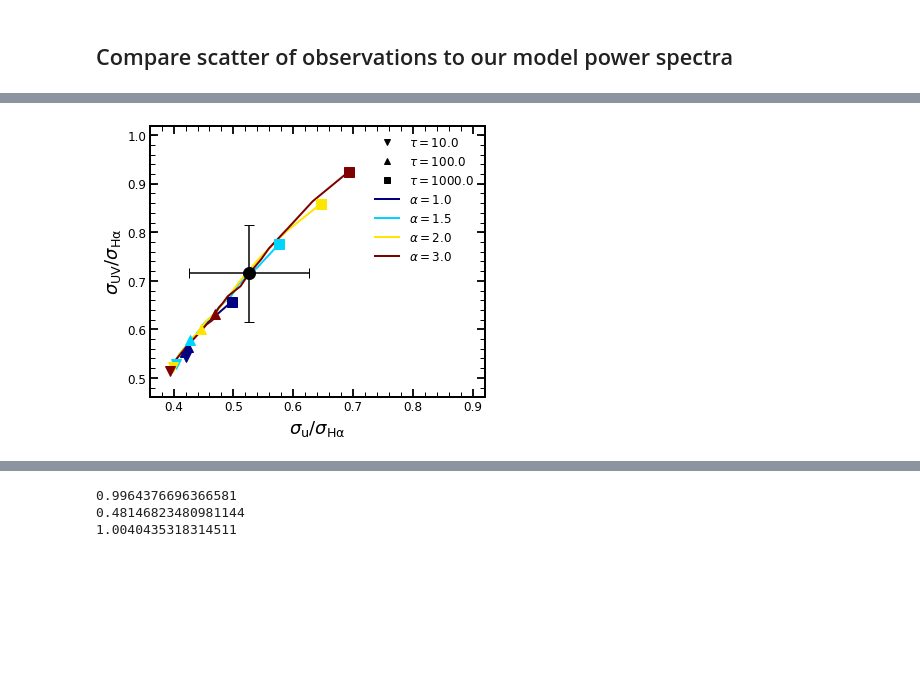
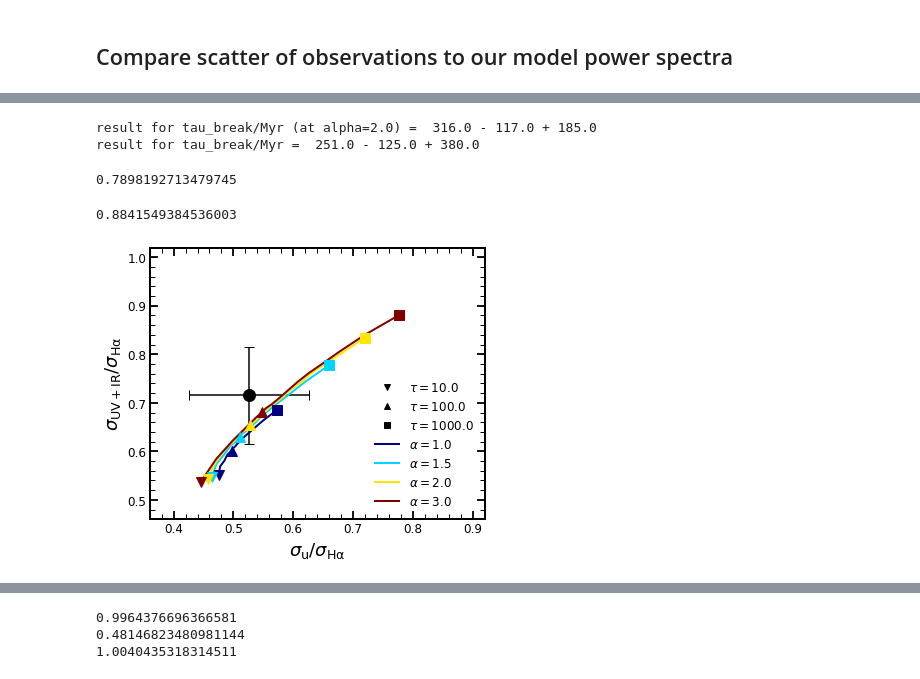
Before and after one commit to stacchella/variability_SFHs, a Jupyter notebook: notebooks/PSD_Analysis.ipynb, the cells around one changed output, grey strips where cells are left out. Drawn from its saved outputs; the diff is of its cells as text; code cells hidden in the pictures; blank space fills up the shorter version.

```diff
--- a/notebooks/PSD_Analysis.ipynb
+++ b/notebooks/PSD_Analysis.ipynb
@@ -1347,3 +1410,17 @@ scatter_UVIR_Halpha_byM = [np.mean(scatter_UVIR_Halpha[M_bin_1]), np.mean(scatte
+# %%
+print 'result for tau_break/Myr (at alpha=2.0) = ', np.round(10**2.5), '-', np.round(10**2.5-10**2.3), '+', np.round(10**2.7-10**2.5)
+print 'result for tau_break/Myr = ', np.round(10**2.4), '-', np.round(10**2.4-10**2.1), '+', np.round(10**2.8-10**2.4)
+# %% [output]
+result for tau_break/Myr (at alpha=2.0) =  316.0 - 117.0 + 185.0
+result for tau_break/Myr =  251.0 - 125.0 + 380.0
+# %%
+np.mean(table_obs[idx_M]['u'])/np.mean(table_obs[idx_M]['UVIR'])
+# %% [output]
+0.7898192713479745
+# %%
+np.max(sigma_mat_u/sigma_mat_UVIR)
+# %% [output]
+0.8841549384536003
 # %%
 # compute ratio of scatter
 
@@ -1367,37 +1444,37 @@ ax.errorbar(scatter_u_Halpha_byM[ii], scatter_UVIR_Halpha_byM[ii], xerr=0.1, yer
 for jj_tau in range(len(tau_plot)):
     ax.plot(-1.0, -1.0, symbols[jj_tau], color='black', label=r'$\tau=%.1f$' %(tau_plot[jj_tau]))
 
 #leg1 = ax.legend()
 
 counter = 0
 counter2 = 0
 for ii_slope in range(len(list_of_slopes)):
     if list_of_slopes[ii_slope] in slope_plot:
-        ax.plot(ratio_u_Ha[ii_slope], ratio_FUV_Ha[ii_slope], '-', lw=2, color=colors[counter], label=r'$\alpha=%.1f$' %(list_of_slopes[ii_slope]))
+        ax.plot(ratio_u_Ha[ii_slope], ratio_UVIR_Ha[ii_slope], '-', lw=2, color=colors[counter], label=r'$\alpha=%.1f$' %(list_of_slopes[ii_slope]))
         for jj_tau in range(len(list_of_tau)):
             if list_of_tau[jj_tau] in tau_plot:
-                ax.plot(ratio_u_Ha[ii_slope][jj_tau], ratio_FUV_Ha[ii_slope][jj_tau], symbols[counter2], color=colors[counter], ms=10, zorder=11)
+                ax.plot(ratio_u_Ha[ii_slope][jj_tau], ratio_UVIR_Ha[ii_slope][jj_tau], symbols[counter2], color=colors[counter], ms=10, zorder=11)
                 counter2 += 1
         counter += 1
         counter2 = 0
 
 
 #ax.plot(ratio_u_Ha[2], ratio_FUV_Ha[2], '.-', color='black')
 #ax.plot(ratio_u_Ha[10], ratio_FUV_Ha[10], '.-', color='black')
 #ax.plot(ratio_u_Ha[-1], ratio_FUV_Ha[-1], '.-', color='black')
 
 
 ax.set_xlim([0.36, 0.92])
 ax.set_ylim([0.46, 1.02])
 ax.set_xlabel(r'$\sigma_{\rm u}/\sigma_{\rm H\alpha}$', fontsize=18)
-ax.set_ylabel(r'$\sigma_{\rm UV}/\sigma_{\rm H\alpha}$', fontsize=18)
+ax.set_ylabel(r'$\sigma_{\rm UV+IR}/\sigma_{\rm H\alpha}$', fontsize=18)
 
 ax.legend(frameon=False, ncol=1, fontsize=12)
 #plt.gca().add_artist(leg1)
 plt.savefig(path_figures + 'observational_constraints.pdf', bbox_inches='tight')
 plt.show()
 # %% [output]
-[figure, old version]
+[figure, new version]
 # %%
 ii = 3
 delta_err = 0.05
```
Also changed, not shown: parts of 5 cells of this notebook, 6 other files.
